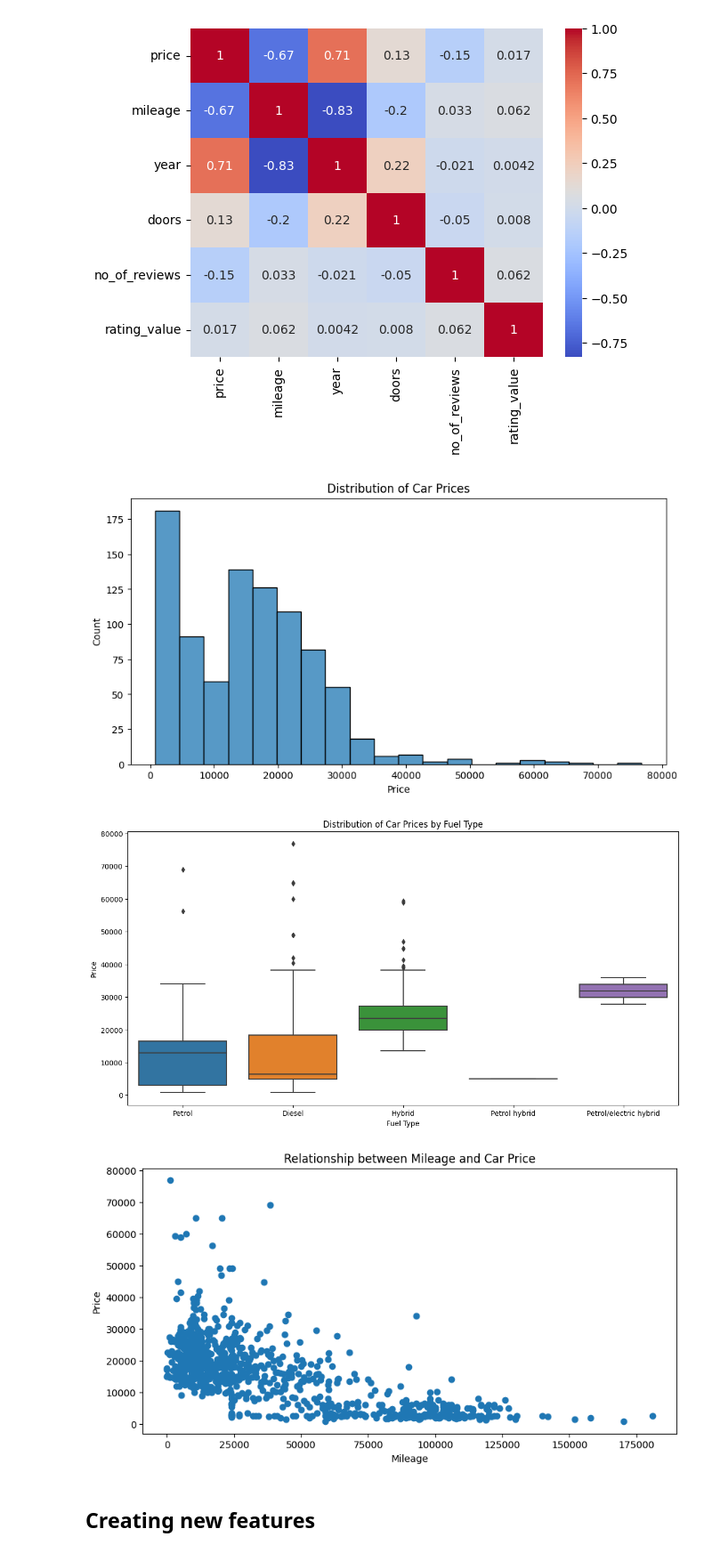
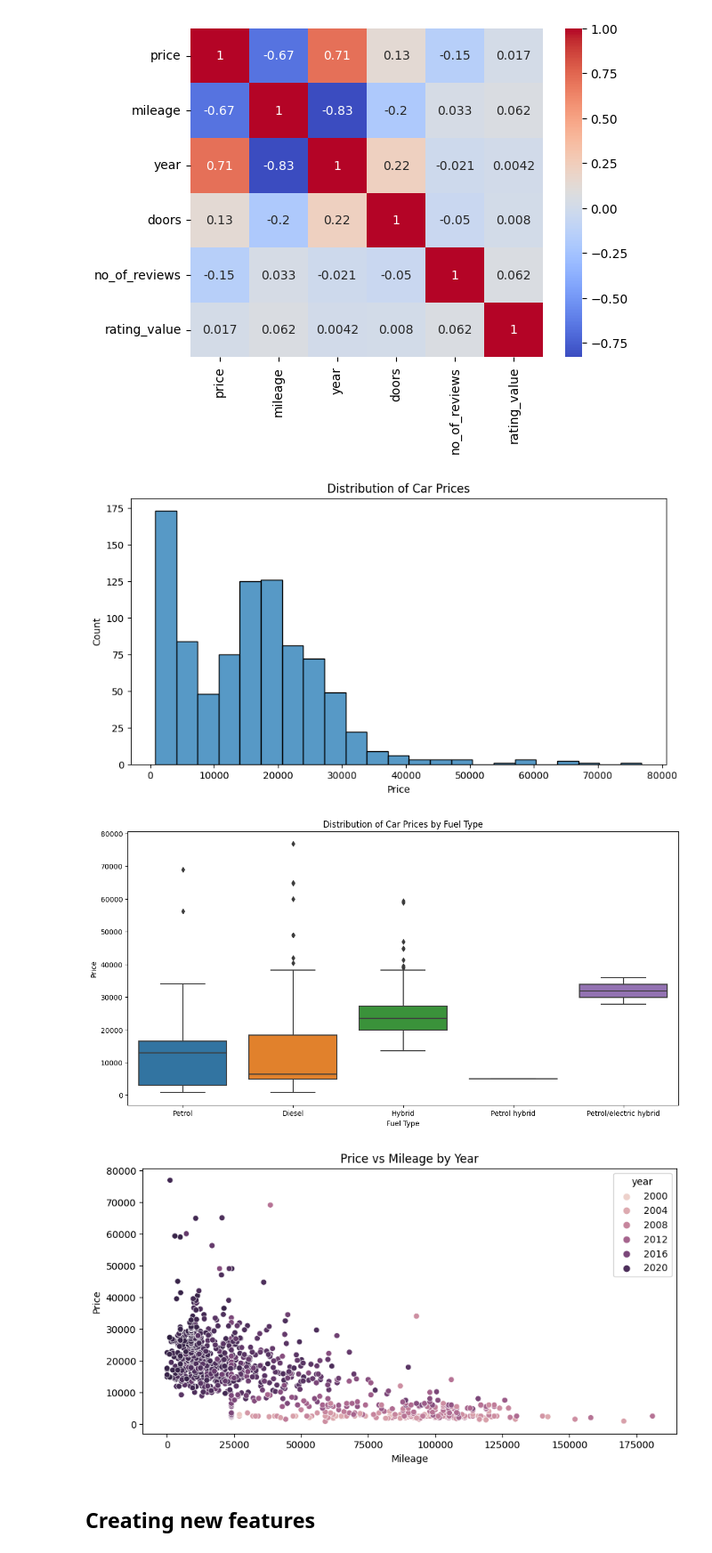
Before and after one commit to GodwinEbikwo/Web_scrapping_AA, a Jupyter notebook: Web_Scraping_the_AA_website.ipynb, the cells around one changed output. Shown: that part at 89% size. Drawn from its saved outputs; the diff is of its cells as text; code cells hidden in the pictures.

```diff
--- a/Web_Scraping_the_AA_website.ipynb
+++ b/Web_Scraping_the_AA_website.ipynb
@@ -434,35 +452,35 @@ sns.heatmap(corr_matrix, annot=True, cmap='coolwarm')
 # %%
 # Histogram of price variable
 plt.subplots(figsize=(10, 5))
-sns.histplot(new_Df['price'], bins=20)
+sns.histplot(new_Df['price'])
 plt.xlabel('Price')
 plt.ylabel('Count')
 plt.title('Distribution of Car Prices')
 plt.show()
 
 print('\n')
 
 # Box plot of price variable by fuel type
 plt.subplots(figsize=(14, 7))
 sns.boxplot(x='fuel_type', y='price', data=new_Df)
 plt.xlabel('Fuel Type')
 plt.ylabel('Price')
 plt.title('Distribution of Car Prices by Fuel Type')
 plt.show()
 
 print('\n')
 
-# Scatter plot of mileage vs. price
+# Analyze the relationship between price, mileage, and year
 plt.subplots(figsize=(10, 5))
-plt.scatter(x='mileage', y='price', data=new_Df)
+sns.scatterplot(x='mileage', y='price', hue='year', data=new_Df)
+plt.title('Price vs Mileage by Year')
 plt.xlabel('Mileage')
 plt.ylabel('Price')
-plt.title('Relationship between Mileage and Car Price')
 plt.show()
 # %% [output]
-[figure, old version]
+[figure, new version]
 [figure]
-[figure, old version]
+[figure, new version]
 # %% [markdown]
 ## Creating new features
 # %%
```
Also changed, not shown: parts of 2 cells of this notebook.
